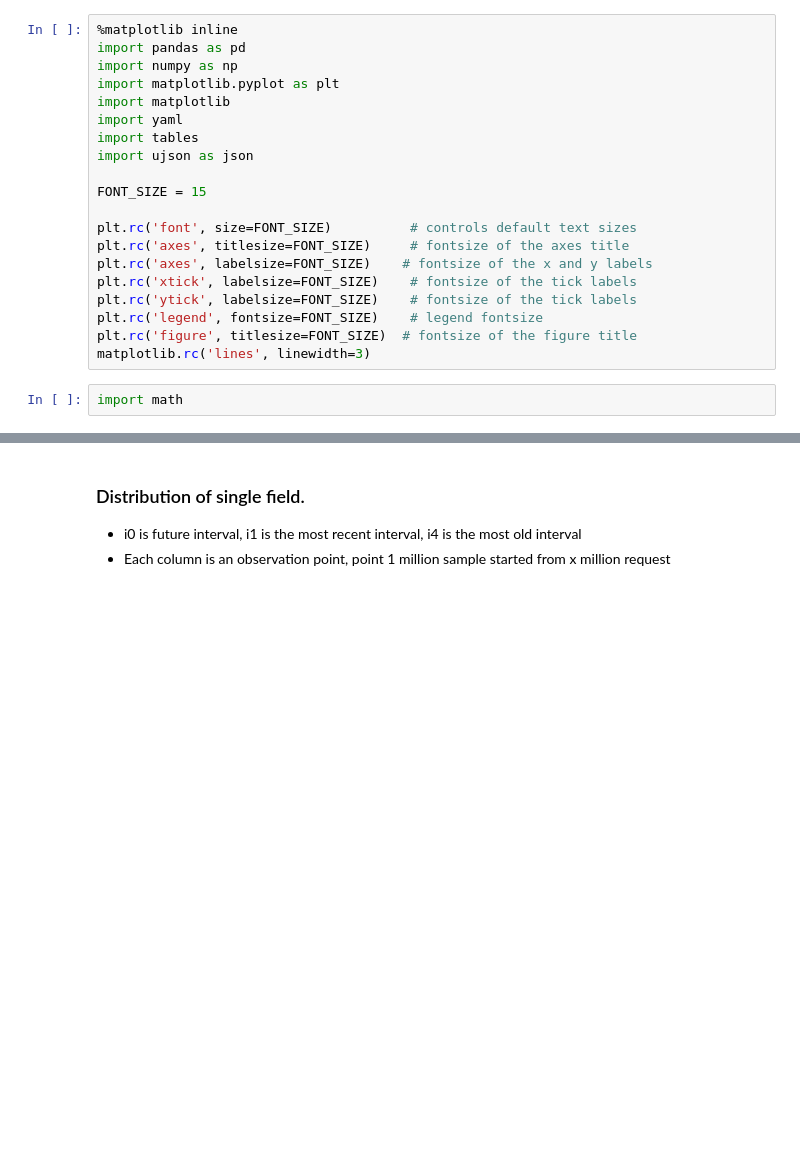
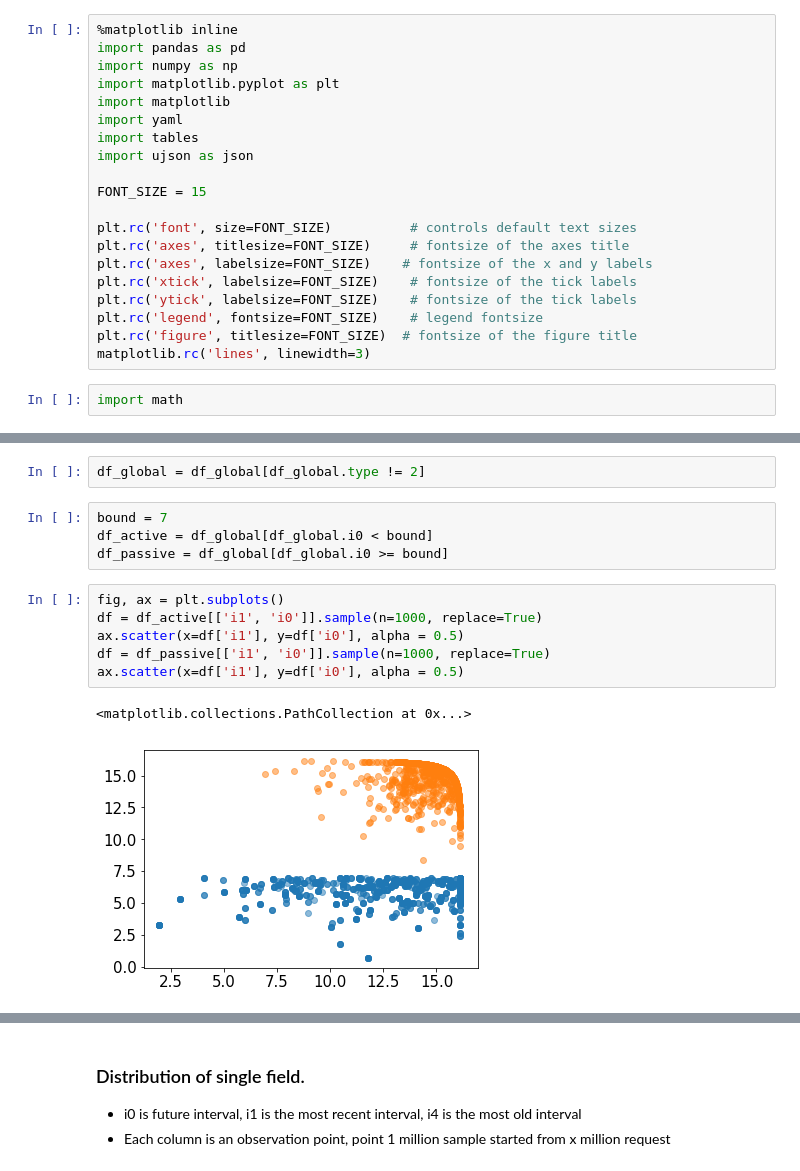
Before and after one commit to dasebe/webcachesim, a Jupyter notebook: notebook/distribution.ipynb, the cells around one changed output, grey strips where cells are left out. Drawn from its saved outputs; the diff is of its cells as text; blank space fills up the shorter version.

```diff
--- a/notebook/distribution.ipynb
+++ b/notebook/distribution.ipynb
@@ -37,0 +49,15 @@ df_global.head()
+# %%
+df_global = df_global[df_global.type != 2]
+# %%
+bound = 7
+df_active = df_global[df_global.i0 < bound]
+df_passive = df_global[df_global.i0 >= bound]
+# %%
+fig, ax = plt.subplots()
+df = df_active[['i1', 'i0']].sample(n=1000, replace=True)
+ax.scatter(x=df['i1'], y=df['i0'], alpha = 0.5)
+df = df_passive[['i1', 'i0']].sample(n=1000, replace=True)
+ax.scatter(x=df['i1'], y=df['i0'], alpha = 0.5)
+# %% [output]
+<matplotlib.collections.PathCollection at 0x...>
+[figure, added]
```
Also changed, not shown: parts of 44 cells of this notebook, 36 other files.
